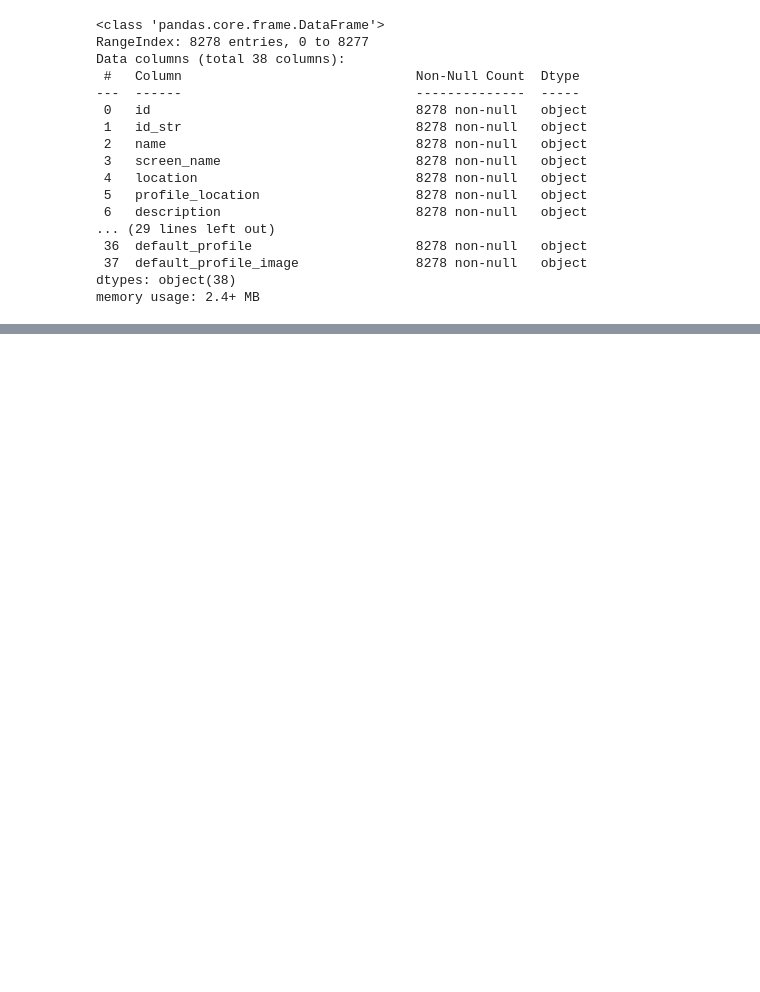
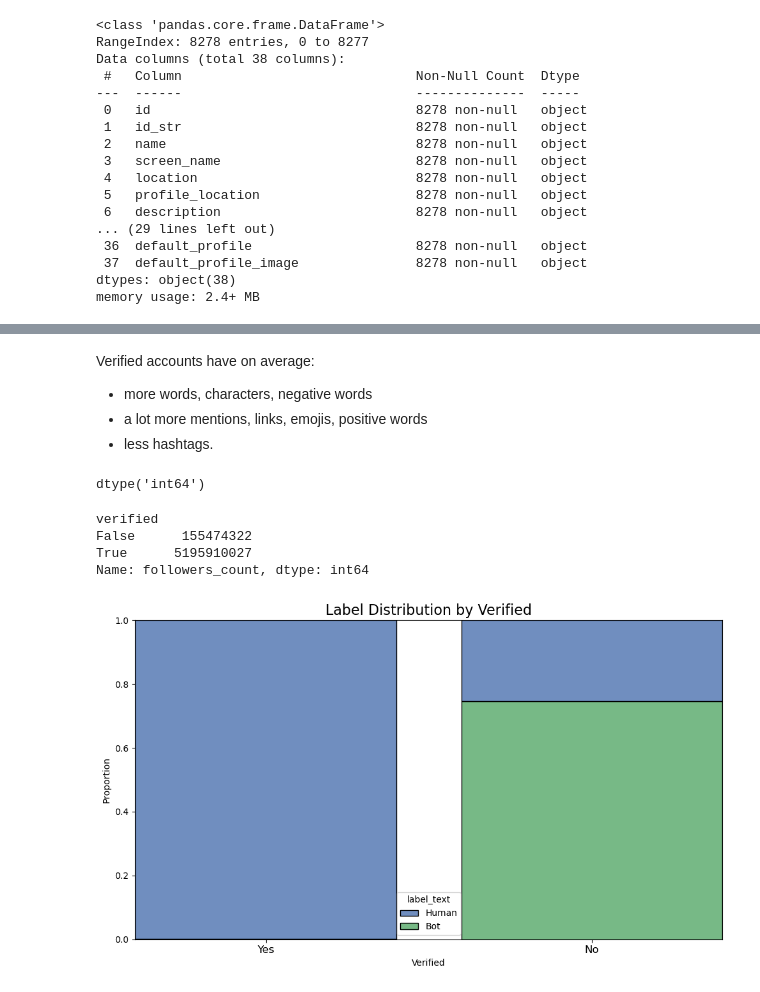
Before and after one commit to krukj/TwitterBotDetection, a Jupyter notebook: notebooks/eda.ipynb, the cells around one changed output, grey strips where cells are left out. Drawn from its saved outputs; the diff is of its cells as text; code cells hidden in the pictures; blank space fills up the shorter version.

Commit message:
train profile eda

```diff
--- a/notebooks/eda.ipynb
+++ b/notebooks/eda.ipynb
@@ -125,0 +131,2 @@ memory usage: 2.4+ MB
+# %%
+train_combined = pd.concat([train.drop(columns=['profile']), train_profile], axis=1)
@@ -125,0 +157,22 @@ memory usage: 2.4+ MB
+# %% [markdown]
+Verified accounts have on average:
+- more words, characters, negative words
+- a lot more mentions, links, emojis, positive words
+- less hashtags.
+# %%
+train_combined['followers_count'] = pd.to_numeric(train_combined['followers_count'], errors='coerce')
+# %%
+train_combined["followers_count"].dtype
+# %% [output]
+dtype('int64')
+# %%
+train_combined.groupby('verified')['followers_count'].sum()
+# %% [output]
+verified
+False      155474322
+True      5195910027
+Name: followers_count, dtype: int64
+# %%
+plot_column_vs_label(train_combined, 'verified')
+# %% [output]
+[figure, added]
```
Also changed, not shown: parts of 10 cells of this notebook, 1 other file.
